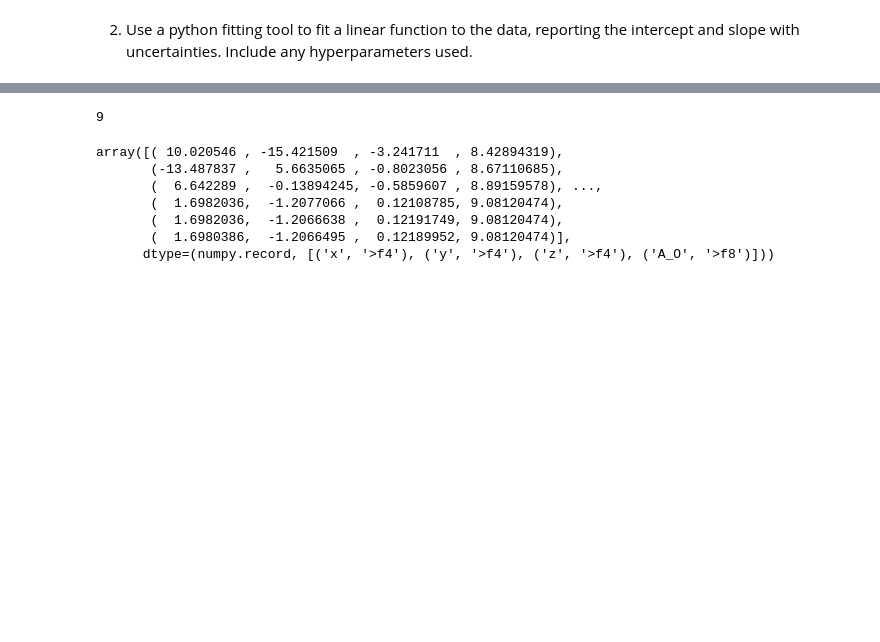
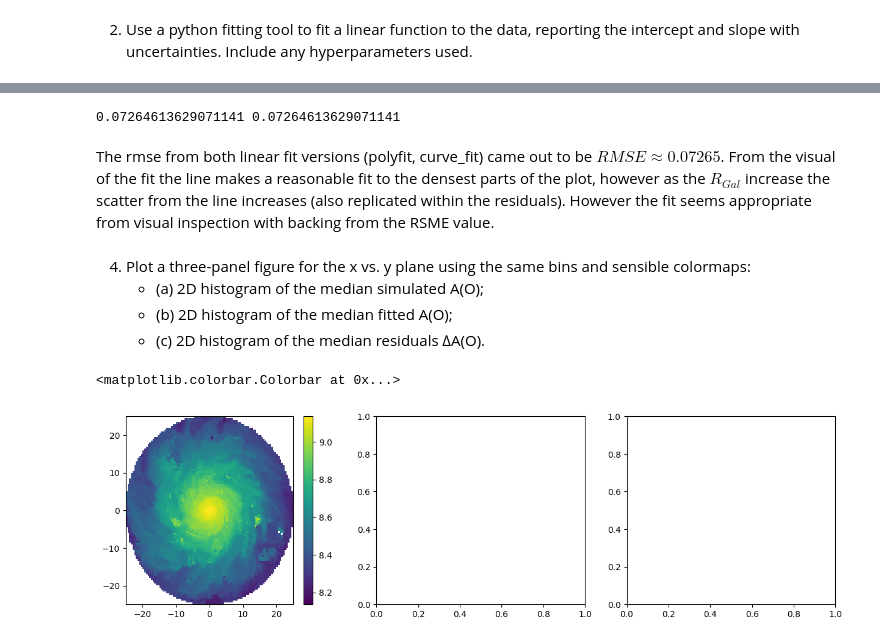
Before and after one commit to u7496134/Assignment_2, a Jupyter notebook: A.1.ipynb, the cells around one changed output, grey strips where cells are left out. Drawn from its saved outputs; the diff is of its cells as text; code cells hidden in the pictures; blank space fills up the shorter version.

```diff
--- a/A.1.ipynb
+++ b/A.1.ipynb
@@ -276,14 +284,39 @@ plt.savefig(file_path)
 # %%
-3**2
+resid1_2 = resid1**2
+resid2_2 = resid2**2
+
+rmse1 = np.sqrt(np.mean(resid1_2))
+rmse2 = np.sqrt(np.mean(resid2_2))
+
+print(rmse1, rmse2)
 # %% [output]
-9
+0.07264613629071141 0.07264613629071141
+# %% [markdown]
+The rmse from both linear fit versions (polyfit, curve_fit) came out to be $RMSE \approx 0.07265$. From the visual of the fit the line makes a reasonable fit to the densest parts of the plot, however as the $R_{Gal}$ increase the scatter from the line increases (also replicated within the residuals). However the fit seems appropriate from visual inspection with backing from the RSME value.
+# %% [markdown]
+4.  Plot a three-panel figure for the x vs. y plane using the same bins and sensible colormaps:
+    - (a) 2D histogram of the median simulated A(O);
+    - (b) 2D histogram of the median fitted A(O);
+    - (c) 2D histogram of the median residuals ∆A(O).
 # %%
-metal_relations
+fig, (a, b, c) = plt.subplots(1,3,figsize=(15,4))
+# Plotting 1/3 plots - a) 2D histogram of median simulated A(O)
+median_sim_ao, xedges_a, yedges_a, binnumber = binned_statistic_2d(
+    x_pos,
+    y_pos,
+    a_o,
+    statistic='median',
+    bins=100
+)
+
+plot_a = a.pcolormesh(
+    xedges_a,
+    yedges_a,
+    median_sim_ao.T,
+    shading='auto'
+)
+
+fig.colorbar(plot_a, ax=a)
 # %% [output]
-array([( 10.020546 , -15.421509  , -3.241711  , 8.42894319),
-       (-13.487837 ,   5.6635065 , -0.8023056 , 8.67110685),
-       (  6.642289 ,  -0.13894245, -0.5859607 , 8.89159578), ...,
-       (  1.6982036,  -1.2077066 ,  0.12108785, 9.08120474),
-       (  1.6982036,  -1.2066638 ,  0.12191749, 9.08120474),
-       (  1.6980386,  -1.2066495 ,  0.12189952, 9.08120474)],
-      dtype=(numpy.record, [('x', '>f4'), ('y', '>f4'), ('z', '>f4'), ('A_O', '>f8')]))
+<matplotlib.colorbar.Colorbar at 0x...>
+[figure, added]
```
Also changed, not shown: parts of 5 cells of this notebook.
